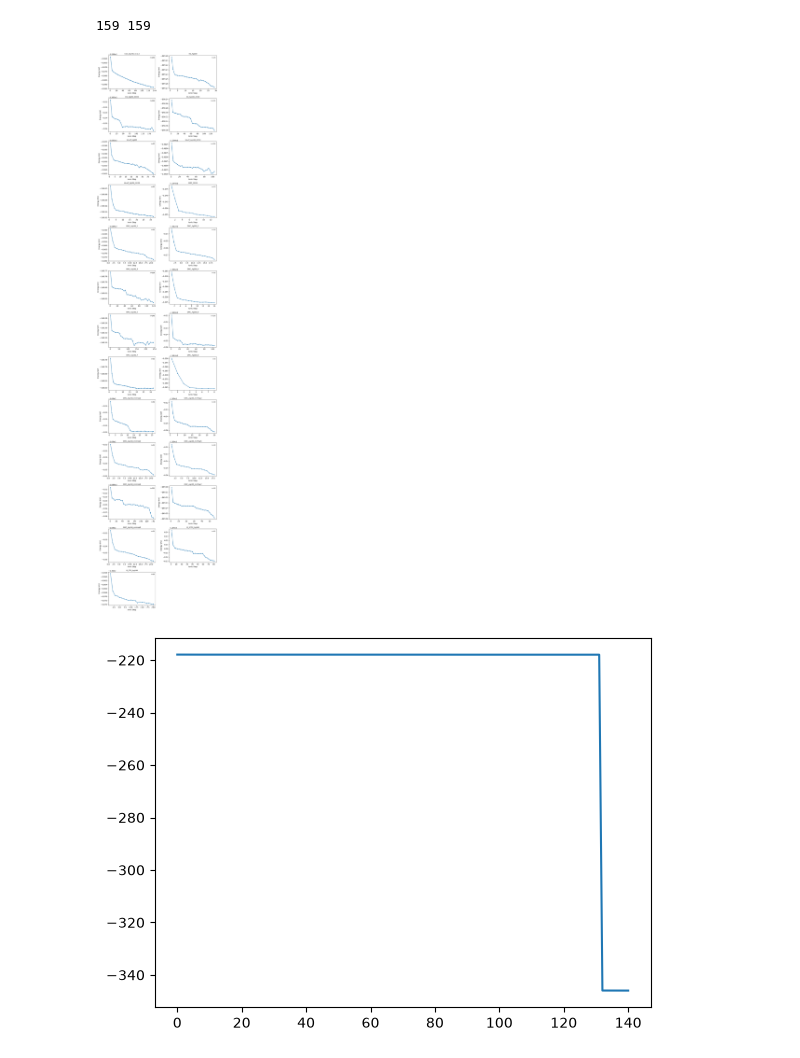
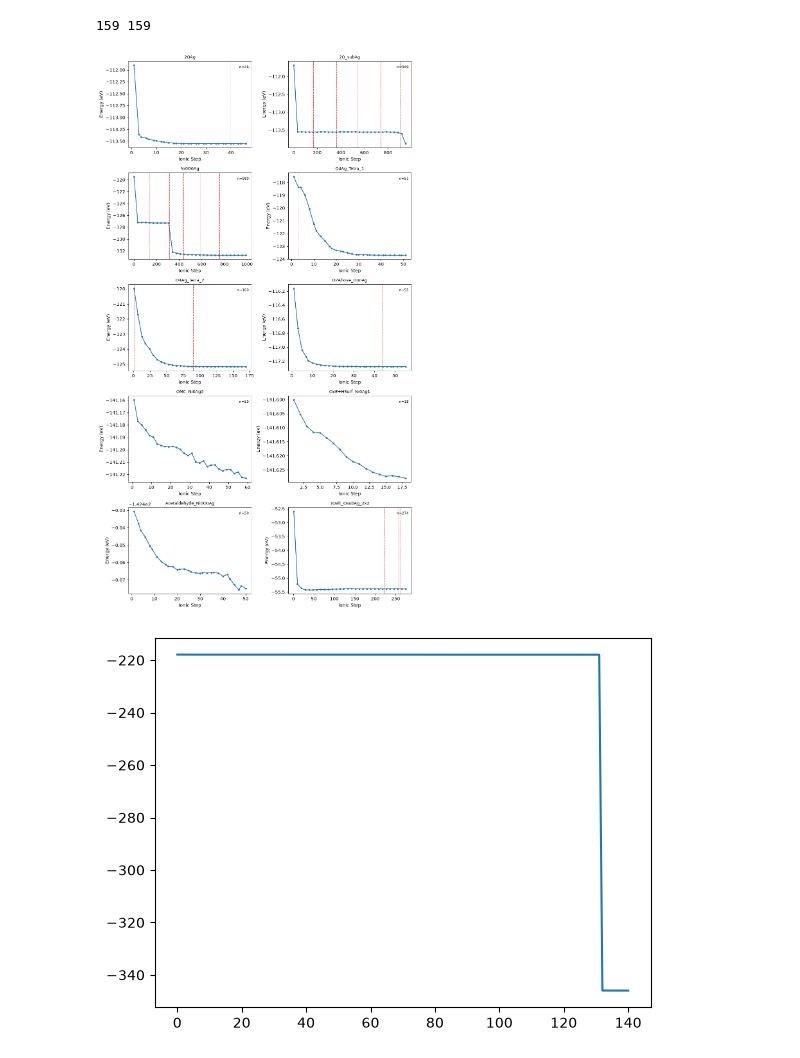
Before and after one commit to zbschwab/finetuned-mlips, a Jupyter notebook: data-processing/ag-data-selection.ipynb, the cells around one changed output. Saved outputs shown, nothing was run; the diff lists cells and outputs as text; code cells hidden in the pictures.

```diff
--- a/data-processing/ag-data-selection.ipynb
+++ b/data-processing/ag-data-selection.ipynb
@@ -46,9 +47,18 @@ import dropbox
 from dropbox.files import SharedLink
 
 DB_TOKEN = os.getenv("DROPBOX_TOKEN")
+DB_APP_KEY = os.getenv("APP_KEY")
+DB_APP_SECRET = os.getenv("APP_SECRET")
+DB_REFRESH_TOKEN = os.getenv("DROPBOX_REFRESH_TOKEN")
+
+# access dropbox API
+dbx = dropbox.Dropbox(
+    oauth2_refresh_token=DB_REFRESH_TOKEN,
+    app_key=DB_APP_KEY,
+    app_secret=DB_APP_SECRET,
+)
+
 ROOT_PATH = SharedLink(url="https://www.dropbox.com/scl/fo/qpg1zuo3g7vb3il1wmqy3/AA4wERzz28lJhYTCAcSEvqk?dl=0")
-
-dbx = dropbox.Dropbox(DB_TOKEN, timeout=900)
 # %%
 # download files from DropBox
 
@@ -358,7 +368,7 @@ for i, folder in enumerate(foldernames):
 **use cell below to selectively delete runs**
 # %%
 # names to remove (list-only, keeps files on disk)
-del_names = ["Ag100_OMC"]
+del_names = ["Ag100_O5Phase_CO3Substitution"]
 
 for name in del_names:
     if name in foldernames:
@@ -408,12 +418,12 @@ print(len(screenednames), len(foldernames))
 # %% [output]
 159 159
 # %%
-folderlist = foldernames[150:]
+folderlist = foldernames[0:10]
 suffix_map = build_suffix_map(foldernames)
 
 plot_energy_trajectories(folderlist, suffix_map=suffix_map)
 # %% [output]
-[figure, old version]
+[figure, new version]
 # %%
 # graph individual runs (naive)
 
```
Also changed, not shown: parts of 7 cells of this notebook.
